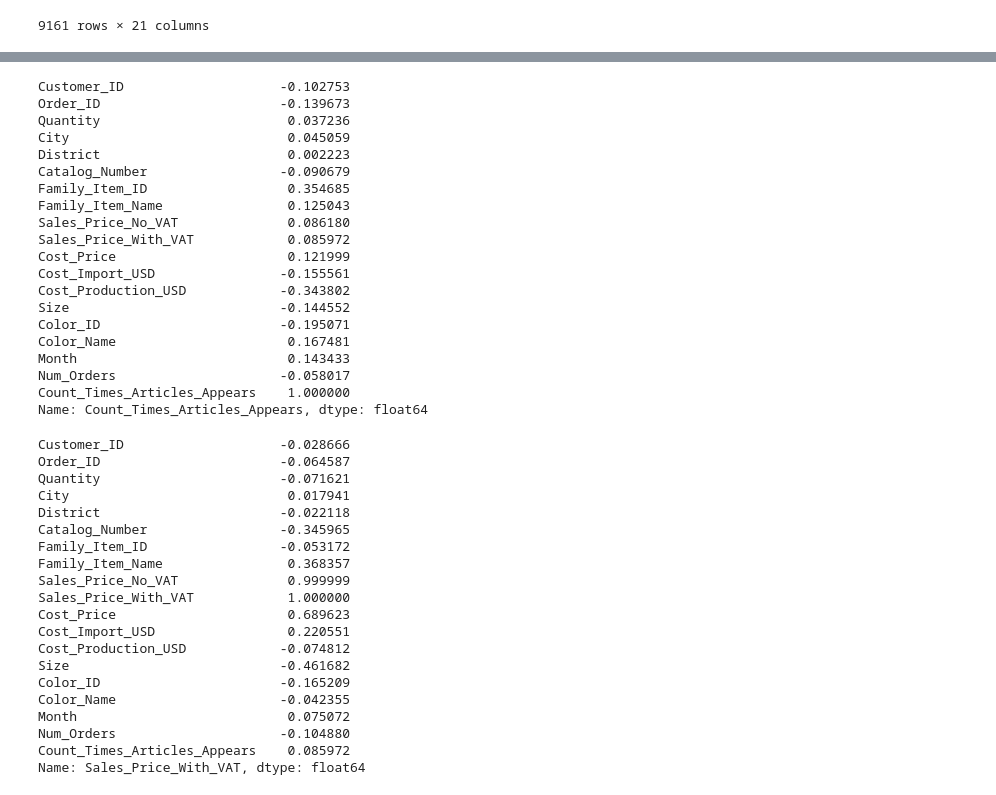
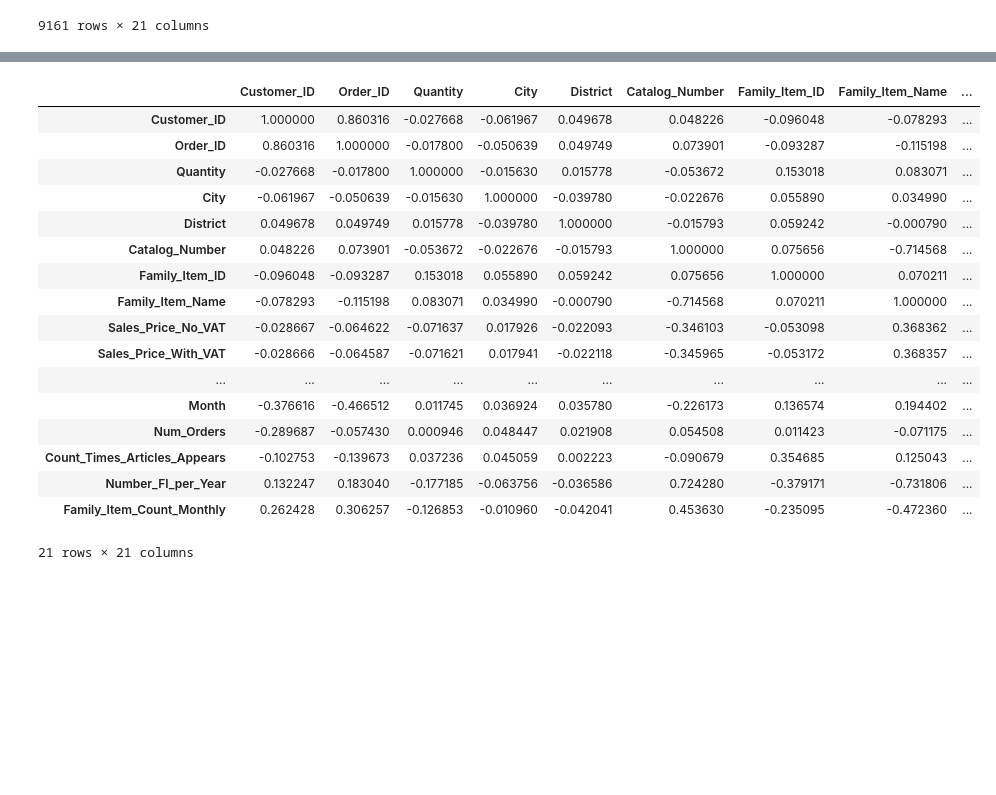
Before and after one commit to Nlasry1996/Nautica-Home, a Jupyter notebook: Labelencoder_data.ipynb, the cells around one changed output, grey strips where cells are left out. Drawn from its saved outputs; the diff is of its cells as text; code cells hidden in the pictures; blank space fills up the shorter version.

```diff
--- a/Labelencoder_data.ipynb
+++ b/Labelencoder_data.ipynb
@@ -129,46 +140,21 @@ df
 # %%
-df.corr()['Count_Times_Articles_Appears']
+df.corr()
 # %% [output]
+|  | Customer_ID | Order_ID | Quantity | City | District | Catalog_Number | Family_Item_ID | Family_Item_Name | ... |
+| Customer_ID | 1.000000 | 0.860316 | -0.027668 | -0.061967 | 0.049678 | 0.048226 | -0.096048 | -0.078293 | ... |
+| Order_ID | 0.860316 | 1.000000 | -0.017800 | -0.050639 | 0.049749 | 0.073901 | -0.093287 | -0.115198 | ... |
+| Quantity | -0.027668 | -0.017800 | 1.000000 | -0.015630 | 0.015778 | -0.053672 | 0.153018 | 0.083071 | ... |
+| City | -0.061967 | -0.050639 | -0.015630 | 1.000000 | -0.039780 | -0.022676 | 0.055890 | 0.034990 | ... |
+| District | 0.049678 | 0.049749 | 0.015778 | -0.039780 | 1.000000 | -0.015793 | 0.059242 | -0.000790 | ... |
+| Catalog_Number | 0.048226 | 0.073901 | -0.053672 | -0.022676 | -0.015793 | 1.000000 | 0.075656 | -0.714568 | ... |
+| Family_Item_ID | -0.096048 | -0.093287 | 0.153018 | 0.055890 | 0.059242 | 0.075656 | 1.000000 | 0.070211 | ... |
+| Family_Item_Name | -0.078293 | -0.115198 | 0.083071 | 0.034990 | -0.000790 | -0.714568 | 0.070211 | 1.000000 | ... |
+| Sales_Price_No_VAT | -0.028667 | -0.064622 | -0.071637 | 0.017926 | -0.022093 | -0.346103 | -0.053098 | 0.368362 | ... |
+| Sales_Price_With_VAT | -0.028666 | -0.064587 | -0.071621 | 0.017941 | -0.022118 | -0.345965 | -0.053172 | 0.368357 | ... |
+| ... | ... | ... | ... | ... | ... | ... | ... | ... | ... |
+| Month | -0.376616 | -0.466512 | 0.011745 | 0.036924 | 0.035780 | -0.226173 | 0.136574 | 0.194402 | ... |
+| Num_Orders | -0.289687 | -0.057430 | 0.000946 | 0.048447 | 0.021908 | 0.054508 | 0.011423 | -0.071175 | ... |
+| Count_Times_Articles_Appears | -0.102753 | -0.139673 | 0.037236 | 0.045059 | 0.002223 | -0.090679 | 0.354685 | 0.125043 | ... |
+| Number_FI_per_Year | 0.132247 | 0.183040 | -0.177185 | -0.063756 | -0.036586 | 0.724280 | -0.379171 | -0.731806 | ... |
+| Family_Item_Count_Monthly | 0.262428 | 0.306257 | -0.126853 | -0.010960 | -0.042041 | 0.453630 | -0.235095 | -0.472360 | ... |
-Customer_ID                    -0.102753
-Order_ID                       -0.139673
-Quantity                        0.037236
-City                            0.045059
-District                        0.002223
-Catalog_Number                 -0.090679
-Family_Item_ID                  0.354685
-Family_Item_Name                0.125043
-Sales_Price_No_VAT              0.086180
-Sales_Price_With_VAT            0.085972
-Cost_Price                      0.121999
-Cost_Import_USD                -0.155561
-Cost_Production_USD            -0.343802
-Size                           -0.144552
-Color_ID                       -0.195071
-Color_Name                      0.167481
-Month                           0.143433
-Num_Orders                     -0.058017
-Count_Times_Articles_Appears    1.000000
-Name: Count_Times_Articles_Appears, dtype: float64
+21 rows × 21 columns
-# %%
-df.corr()['Sales_Price_With_VAT']
-# %% [output]
-Customer_ID                    -0.028666
-Order_ID                       -0.064587
-Quantity                       -0.071621
-City                            0.017941
-District                       -0.022118
-Catalog_Number                 -0.345965
-Family_Item_ID                 -0.053172
-Family_Item_Name                0.368357
-Sales_Price_No_VAT              0.999999
-Sales_Price_With_VAT            1.000000
-Cost_Price                      0.689623
-Cost_Import_USD                 0.220551
-Cost_Production_USD            -0.074812
-Size                           -0.461682
-Color_ID                       -0.165209
-Color_Name                     -0.042355
-Month                           0.075072
-Num_Orders                     -0.104880
-Count_Times_Articles_Appears    0.085972
-Name: Sales_Price_With_VAT, dtype: float64
```
Also changed, not shown: parts of 10 cells of this notebook.
